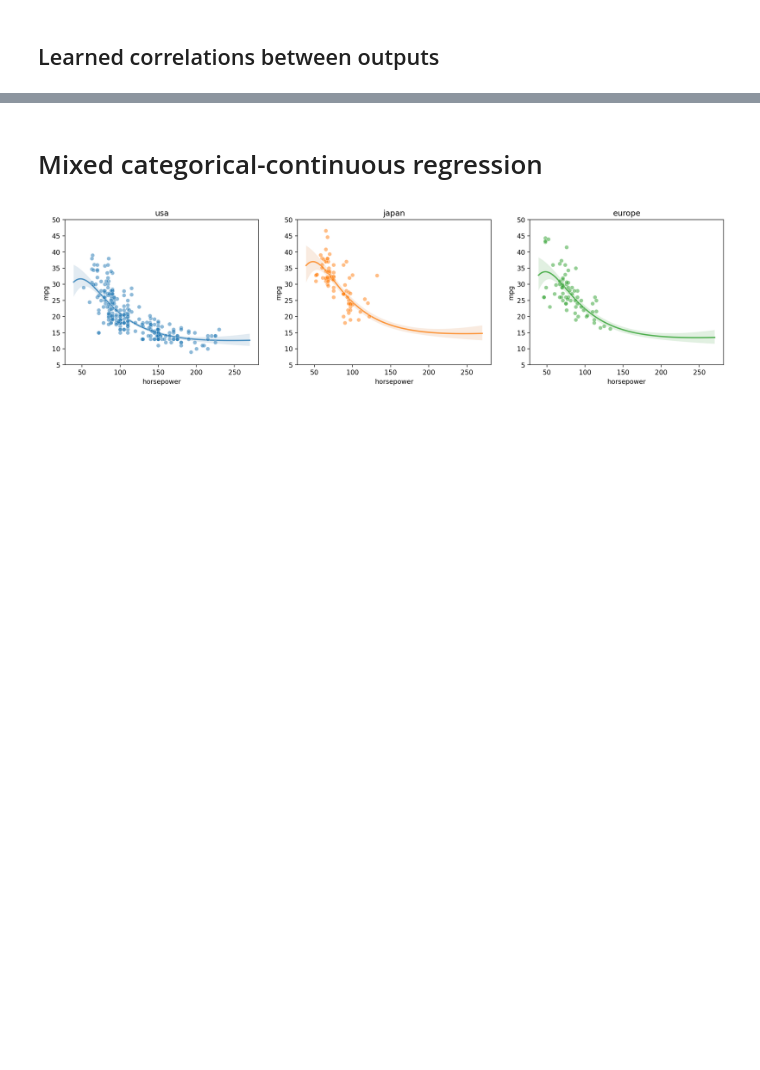
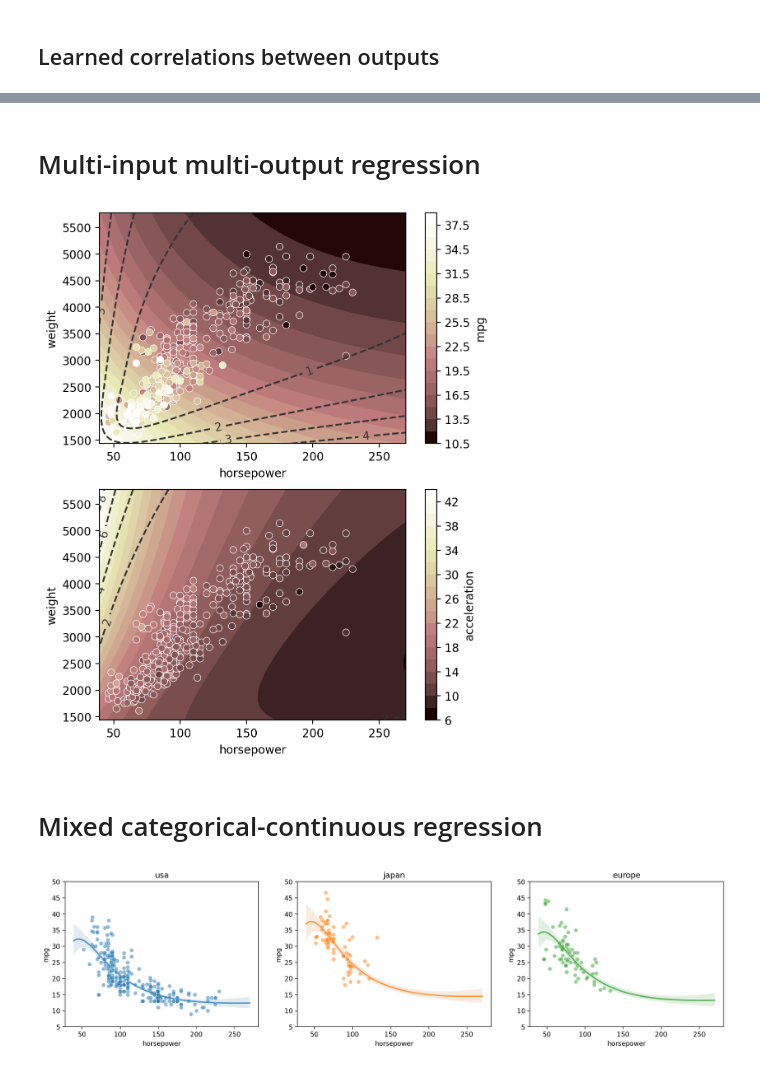
Before and after one commit to JohnGoertz/Gumbi, a Jupyter notebook: docs/source/notebooks/examples/Cars_Dataset_Botorch.ipynb, the cells around one changed output, grey strips where cells are left out. Saved outputs shown, nothing was run; the diff lists cells and outputs as text; code cells hidden in the pictures; blank space fills up the shorter version.

```diff
--- a/docs/source/notebooks/examples/Cars_Dataset_Botorch.ipynb
+++ b/docs/source/notebooks/examples/Cars_Dataset_Botorch.ipynb
@@ -116,3 +119,49 @@ sns.pairplot(
+# %% [markdown]
+# Multi-input multi-output regression
+# %%
+gp = GP(ds)
+
+# multitask_kernels = ['Independent', 'Hadamard', 'Kronecker']
+gp.fit(outputs=['mpg', 'acceleration'], continuous_dims=['horsepower', 'weight'], multitask_kernel='Hadamard');
+
+XY = gp.prepare_grid()
+Z = gp.predict_grid(with_noise=False)
+
+X = XY["horsepower"]
+Y = XY["weight"]
+
+axs = plt.subplots(2,1, figsize=(6, 8))[1]
+for ax, output in zip(axs, gp.outputs):
+    z = Z.get(output)
+    μ = z.μ
+    σ = z.dist.std()
+    norm = plt.Normalize(μ.min(), μ.max())
+
+    plt.sca(ax)
+    pp = gmb.ParrayPlotter(X, Y, z)
+    pp(plt.contourf, levels=20, cmap="pink", norm=norm)
+    pp.colorbar(ax=ax)
+
+    cs = ax.contour(
+        X.values(), Y.values(), σ, levels=4, colors="0.2", linestyles="--"
+    )
+    ax.clabel(cs)
+
+    sns.scatterplot(
+        data=cars,
+        x="horsepower",
+        y="weight",
+        hue=output,
+        palette="pink",
+        hue_norm=norm,
+        ax=ax,
+    )
+    ax.legend().remove()
+
+    # title = "Automatic Relevance Detection" if ard else "Joint Kernel"
+    # ax.set_title(title)
+# %% [output]
+[figure, added]
 # %% [markdown]
 # Mixed categorical-continuous regression
 # %%
```
Also changed, not shown: parts of 7 cells of this notebook, 1 other file.
